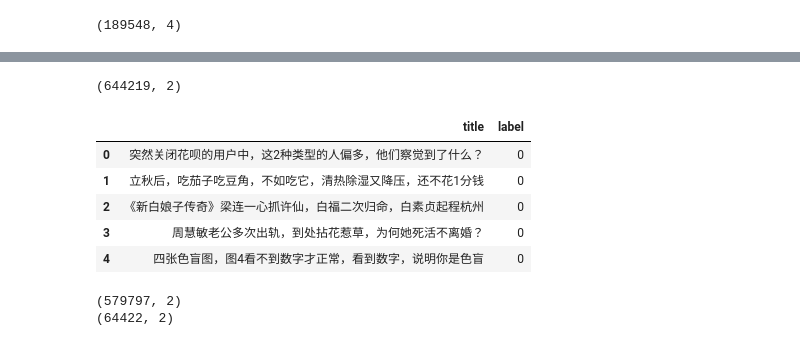
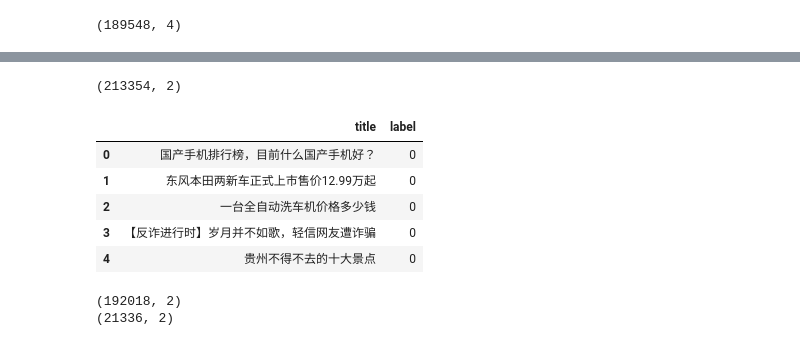
Before and after one commit to wangruichens/bert_multi_gpu, a Jupyter notebook: bert1.ipynb, the cells around one changed output, grey strips where cells are left out. Saved outputs shown, nothing was run; the diff lists cells and outputs as text; code cells hidden in the pictures.

```diff
--- a/bert1.ipynb
+++ b/bert1.ipynb
@@ -27,6 +27,7 @@ df.head()
 # %%
-df.sort_values(by=['ctr'],ascending=False,inplace=True)
-df2= df[df.show>500]
+df.sort_values(by=['show'],ascending=False,inplace=True)
+df2= df[df.ctr<20]
+df2.sort_values(by=['ctr'],ascending=False,inplace=True)
 print(df2.shape)
-df2.head()
+df2.head(100)
 # %% [output]
@@ -79,4 +92,4 @@ df.describe()
 # %%
-neg= df[df.ctr < 16]
+neg= df[df.ctr < 15]
 neg.shape
 # %% [output]
@@ -84,4 +97,4 @@ neg.shape
 # %%
-pos= df[df.ctr >30]
+pos= df[df.ctr > 20]
 pos.shape
 # %% [output]
@@ -135,38 +148,35 @@ pos.head(20)
 # %%
 neg['label'] = 0
-mid['label'] = 1
-pos['label'] = 2
+pos['label'] = 1
 # %%
 n= neg[['title','label']]
 p= pos[['title','label']]
-m= mid[['title','label']]
-res= pd.concat([n,p,m]).reset_index(drop=True)
+res= pd.concat([n,p]).reset_index(drop=True)
 print(res.shape)
 res.head()
 # %% [output]
-(644219, 2)
+(213354, 2)
 |  | title | label |
-| 0 | 突然关闭花呗的用户中，这2种类型的人偏多，他们察觉到了什么？ | 0 |
-| 1 | 立秋后，吃茄子吃豆角，不如吃它，清热除湿又降压，还不花1分钱 | 0 |
-| 2 | 《新白娘子传奇》梁连一心抓许仙，白福二次归命，白素贞起程杭州 | 0 |
-| 3 | 周慧敏老公多次出轨，到处拈花惹草，为何她死活不离婚？ | 0 |
-| 4 | 四张色盲图，图4看不到数字才正常，看到数字，说明你是色盲 | 0 |
+| 0 | 国产手机排行榜，目前什么国产手机好？ | 0 |
+| 1 | 东风本田两新车正式上市售价12.99万起 | 0 |
+| 2 | 一台全自动洗车机价格多少钱 | 0 |
+| 3 | 【反诈进行时】岁月并不如歌，轻信网友遭诈骗 | 0 |
+| 4 | 贵州不得不去的十大景点 | 0 |
 # %%
 # save to CSV
-df=pd.read_csv('bert.csv')[['title','label']]
 from sklearn.utils import shuffle
 from sklearn.model_selection import train_test_split
 
-df = shuffle(df)
+res = shuffle(res)
 
-tr,te= train_test_split(df, test_size=0.1)
+tr,te= train_test_split(res, test_size=0.1)
 print(tr.shape)
 print(te.shape)
 tr.reset_index(drop=True,inplace=True)
 te.reset_index(drop=True,inplace=True)
-tr.to_csv('train.csv')
-te.to_csv('eval.csv')
+tr.to_csv('train.csv',header=False)
+te.to_csv('eval.csv',header=False)
 # df[['title','label']].to_csv('bert_shuffle.csv')
 # %% [output]
-(579797, 2)
-(64422, 2)
+(192018, 2)
+(21336, 2)
```
Also changed, not shown: parts of 20 cells of this notebook, 12 other files.
